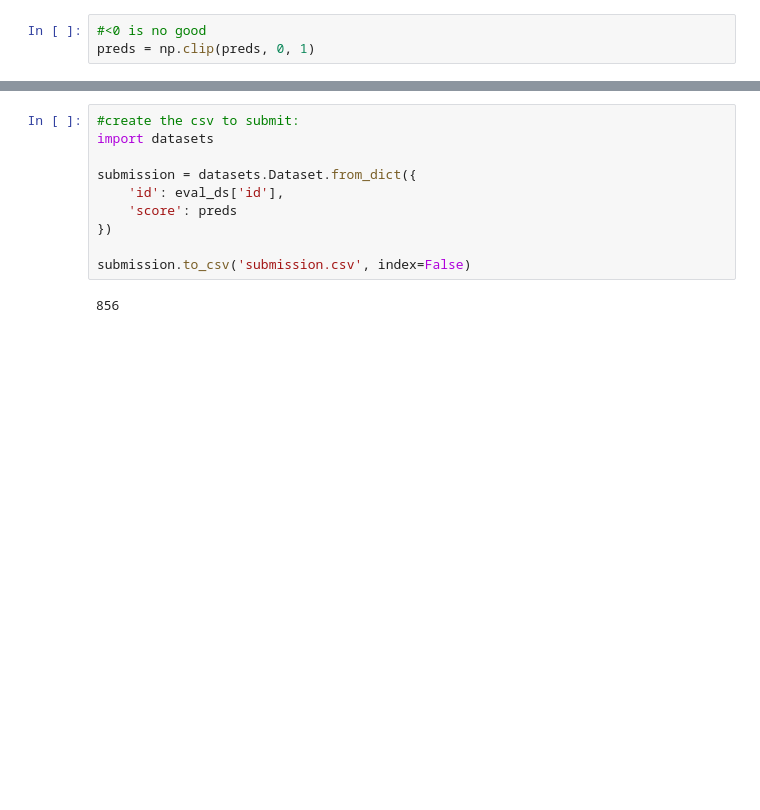
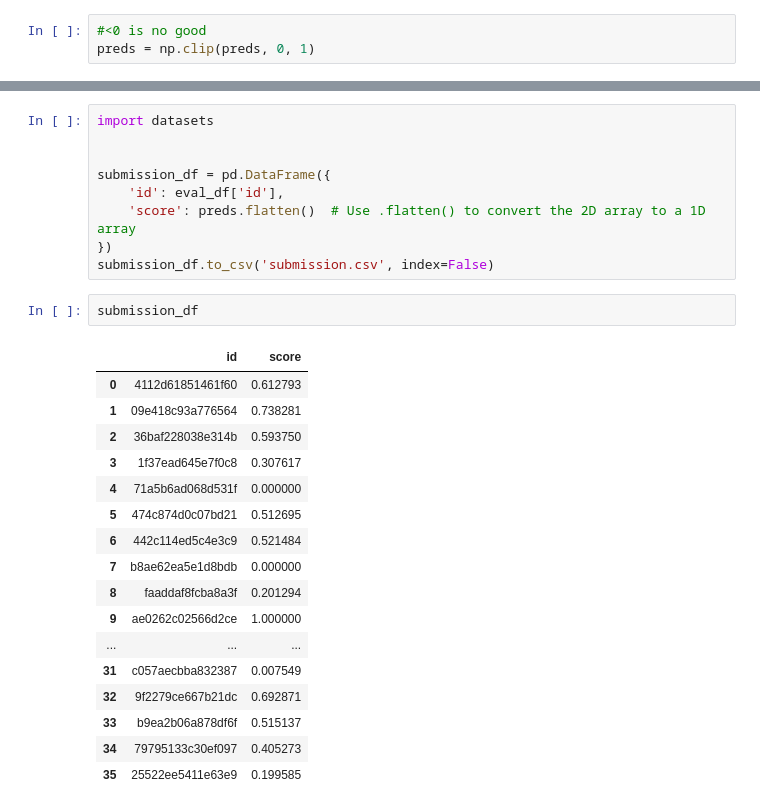
Before and after one commit to jbeardwo/fastai-coursework, a Jupyter notebook: 1.4/1.4 Video.ipynb, the cells around one changed output, grey strips where cells are left out. Saved outputs shown, nothing was run; the diff lists cells and outputs as text; blank space fills up the shorter version.

```diff
--- a/1.4/1.4 Video.ipynb
+++ b/1.4/1.4 Video.ipynb
@@ -306,12 +308,29 @@ array([[0.59],
 # %%
-#create the csv to submit:
 import datasets
 
-submission = datasets.Dataset.from_dict({
-    'id': eval_ds['id'],
-    'score': preds
+
+submission_df = pd.DataFrame({
+    'id': eval_df['id'],
+    'score': preds.flatten()  # Use .flatten() to convert the 2D array to a 1D array
 })
-
-submission.to_csv('submission.csv', index=False)
+submission_df.to_csv('submission.csv', index=False)
-# %% [output]
-856
+# %%
+submission_df
+# %% [output]
+|  | id | score |
+| 0 | 4112d61851461f60 | 0.612793 |
+| 1 | 09e418c93a776564 | 0.738281 |
+| 2 | 36baf228038e314b | 0.593750 |
+| 3 | 1f37ead645e7f0c8 | 0.307617 |
+| 4 | 71a5b6ad068d531f | 0.000000 |
+| 5 | 474c874d0c07bd21 | 0.512695 |
+| 6 | 442c114ed5c4e3c9 | 0.521484 |
+| 7 | b8ae62ea5e1d8bdb | 0.000000 |
+| 8 | faaddaf8fcba8a3f | 0.201294 |
+| 9 | ae0262c02566d2ce | 1.000000 |
+| ... | ... | ... |
+| 31 | c057aecbba832387 | 0.007549 |
+| 32 | 9f2279ce667b21dc | 0.692871 |
+| 33 | b9ea2b06a878df6f | 0.515137 |
+| 34 | 79795133c30ef097 | 0.405273 |
+| 35 | 25522ee5411e63e9 | 0.199585 |
```
Also changed, not shown: parts of 4 cells of this notebook, 9 other files.
